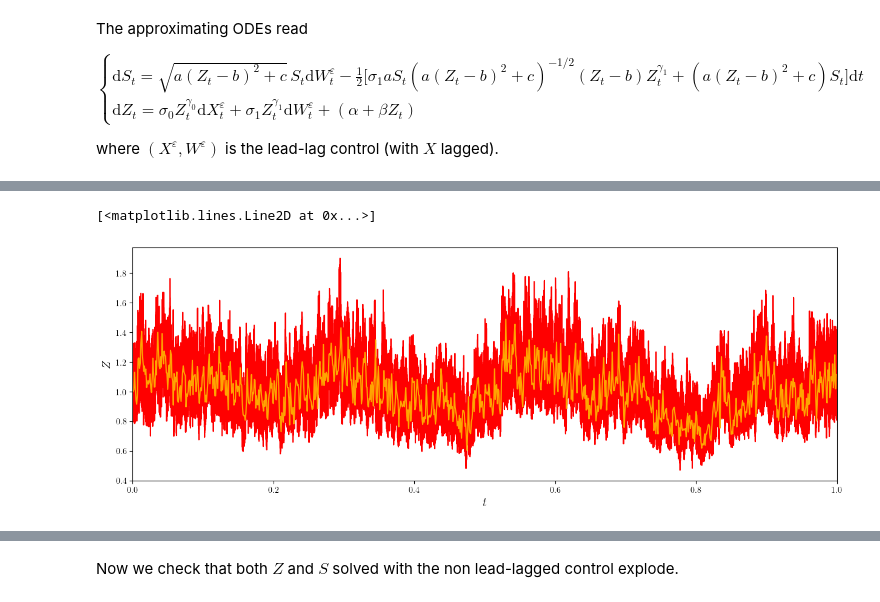
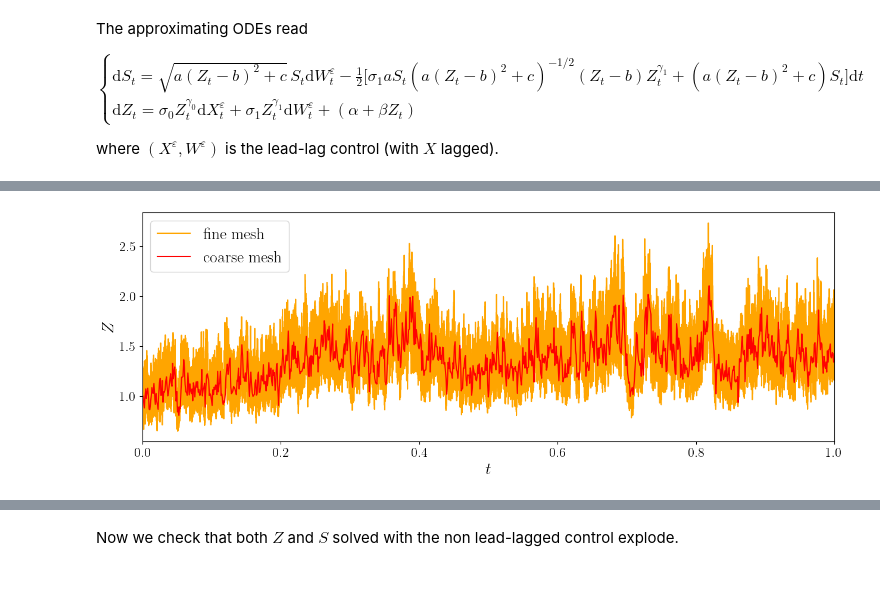
Before and after one commit to emilioferrucci/rough-vol-rough-paths, a Jupyter notebook: numerics/dynamics_rough_vol.ipynb, the cells around one changed output, grey strips where cells are left out. Saved outputs shown, nothing was run; the diff lists cells and outputs as text; code cells hidden in the pictures.

```diff
--- a/numerics/dynamics_rough_vol.ipynb
+++ b/numerics/dynamics_rough_vol.ipynb
@@ -31,7 +31,7 @@ np.savez('plots_data.npz', fbm=fbm_new, bm=bm_new)
 # %%
-loaded = np.load('plots_data.npz')
-fbm = jnp.array(loaded['fbm'])
-bm = jnp.array(loaded['bm'])
+loaded = np.load('bad_path.npz')
+fbm = jnp.array(loaded['bad_fbm'])
+bm = jnp.array(loaded['bad_bm'])
 # %%
 plt.rcParams['text.usetex'] = True
 plt.rcParams['font.family'] = 'serif'
@@ -103,12 +99,12 @@ sigma0 = 0.1
 sigma1 = 0.1
 
 gamma0 = 1
-gamma1 = 1.5
+gamma1 = 1
 
 alpha = 0.1
 beta = 0.1
 
-a = 0.1
+a = 1
 b = 0.1
 c = 0.1
 
@@ -129,15 +133,18 @@ solution_fine_no_ll = diffeqsolve(terms_no_ll, Midpoint(), 0, 1, dt0 = solver_ep
 # %%
 # The comparison of fine-coarse plots for Z
 
 plt.figure(figsize=(15, 5))
 plt.xlim(0, 1)
-plt.xlabel(r'$t$', fontsize=14)
-plt.ylabel(r'$Z$', fontsize=14)
-plt.plot(solution_fine.ts[:], solution_fine.ys[:, 1], color = "red")
-plt.plot(solution_coarse.ts[:], solution_coarse.ys[:, 1], color = "orange")
+plt.xlabel(r'$t$', fontsize=20)
+plt.ylabel(r'$Z$', fontsize=20)
+plt.xticks(fontsize=16)
+plt.yticks(fontsize=16)
+plt.plot(solution_fine.ts[:], solution_fine.ys[:, 1], color = "orange", label='fine mesh')
+plt.plot(solution_coarse.ts[:], solution_coarse.ys[:, 1], color = "red", label='coarse mesh')
+plt.legend(loc='upper left', fontsize=20)
+#plt.savefig('Z.pdf', bbox_inches='tight')
 # %% [output]
-[<matplotlib.lines.Line2D at 0x...>]
-[figure, old version]
+[figure, new version]
 # %%
 # Now the plots for the price, including the difference on secondary y-axis
 
```
Also changed, not shown: parts of 13 cells of this notebook, 12 other files.
